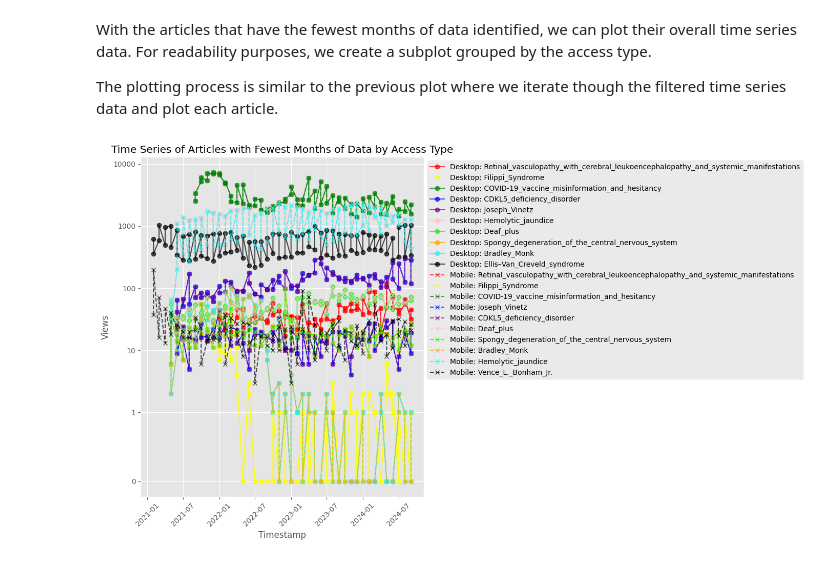
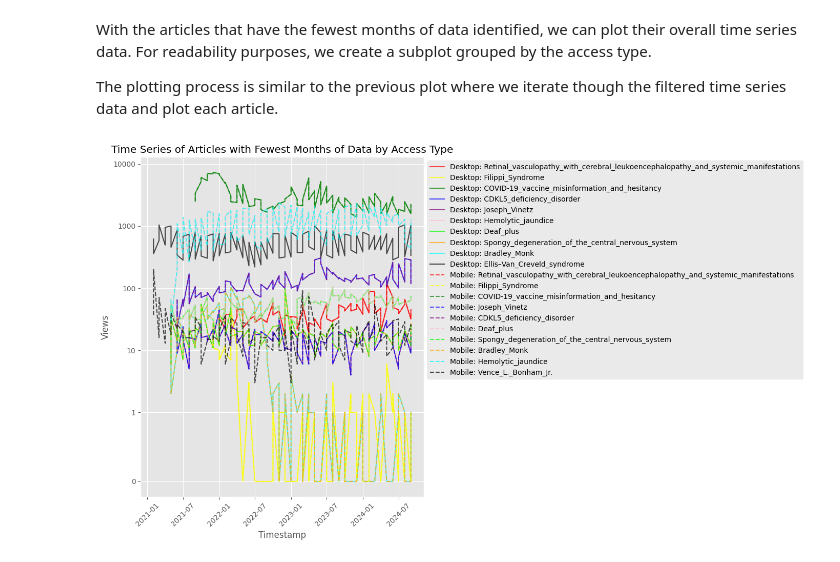
Before and after one commit to tliu-2/data-512-homework_1, a Jupyter notebook: construct_and_analyze_rare_diseases_view_data.ipynb, the cells around one changed output. Saved outputs shown, nothing was run; the diff lists cells and outputs as text; code cells hidden in the pictures.

```diff
--- a/construct_and_analyze_rare_diseases_view_data.ipynb
+++ b/construct_and_analyze_rare_diseases_view_data.ipynb
@@ -547,7 +547,6 @@ for idx, article in enumerate(top10_desktop_article):
         article_df.select('views'),
         label=f'Desktop: {article}',
         linestyle='-',
-        marker='o',
         alpha=0.7,
         color=colors[idx % len(colors)]
     )
@@ -560,7 +559,6 @@ for idx, article in enumerate(top10_mobile_article):
         article_df.select('views'),
         label=f'Mobile: {article}',
         linestyle='--',
-        marker='x',
         alpha=0.7,
         color=colors[idx % len(colors)]
     )
@@ -647,38 +645,36 @@ for idx, article in enumerate(fewest_desktop_article):
         label=f'Desktop: {article}',
         color=colors[idx % len(colors)],
         linestyle='-',
-        marker='o',
         alpha=0.7
     )
 
 # Plot mobile articles
 for idx, article in enumerate(fewest_mobile_article):
     article_df = fewest_mobile_df.filter(pl.col('article') == article)
     ax.plot(
         article_df.select('timestamp'),
         article_df.select('views'),
         label=f'Mobile: {article}',
         color=colors[(idx + 10) % len(colors)],
         linestyle='--',
-        marker='x',
         alpha=0.7
     )
 
 
 ax.set_title('Time Series of Articles with Fewest Months of Data by Access Type')
 ax.set_xlabel('Timestamp')
 ax.set_ylabel('Views')
 ax.set_yscale('symlog', linthresh=1)   # set the y-axis to log scale to better visualize wide range of views data.
 ax.legend(loc='upper left', bbox_to_anchor=(1,1))
 ax.tick_params(axis='x', rotation=45)
 
 
 # Remove the scientific notation y-axis.
 ax.get_yaxis().set_major_formatter(mticker.ScalarFormatter())
 ax.ticklabel_format(style='plain', axis='y')
 
 fig.tight_layout()
 fig.savefig('./figures/fewest_months_articles.png')
 plt.show()
 # %% [output]
-[figure, old version]
+[figure, new version]
```
Also changed, not shown: parts of 2 cells of this notebook, 3 other files.
